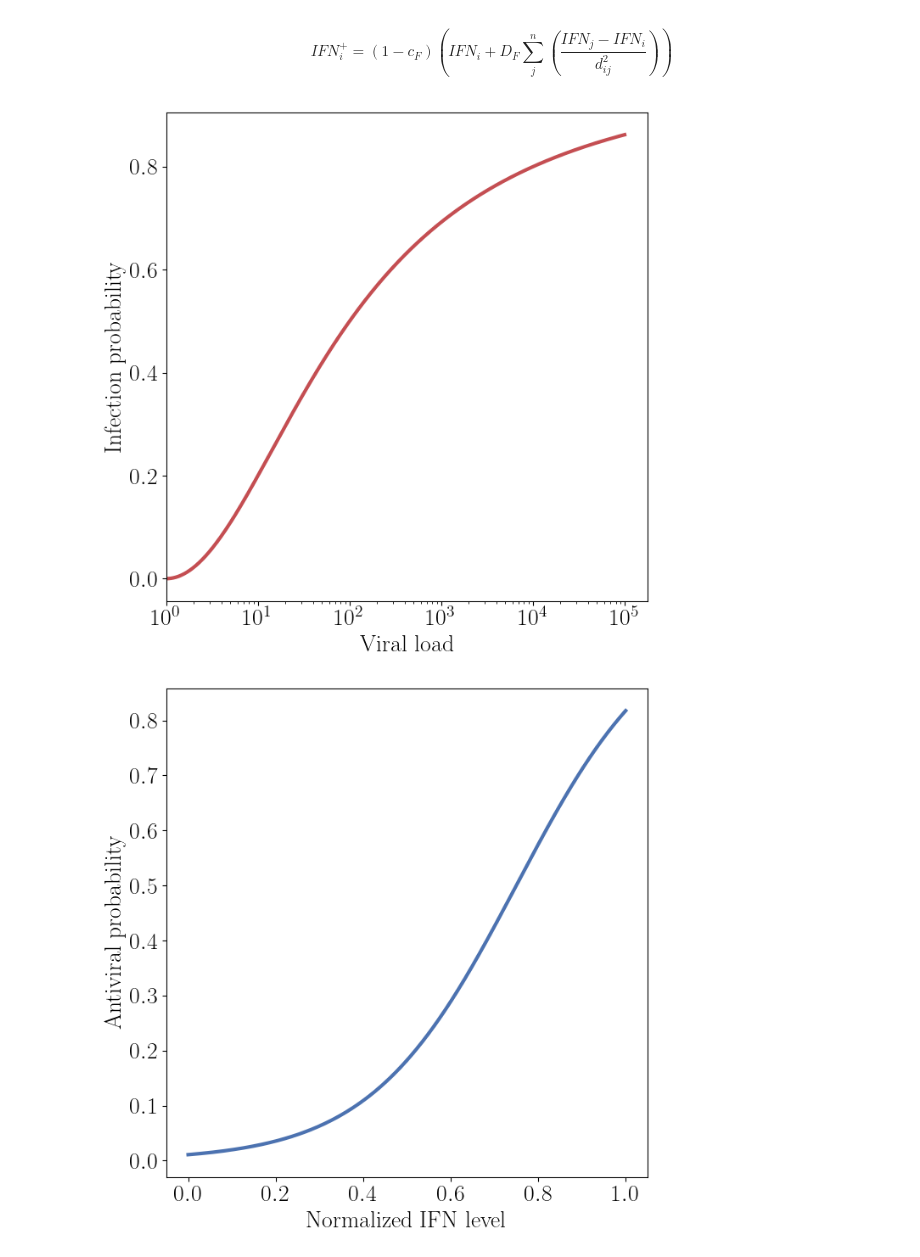
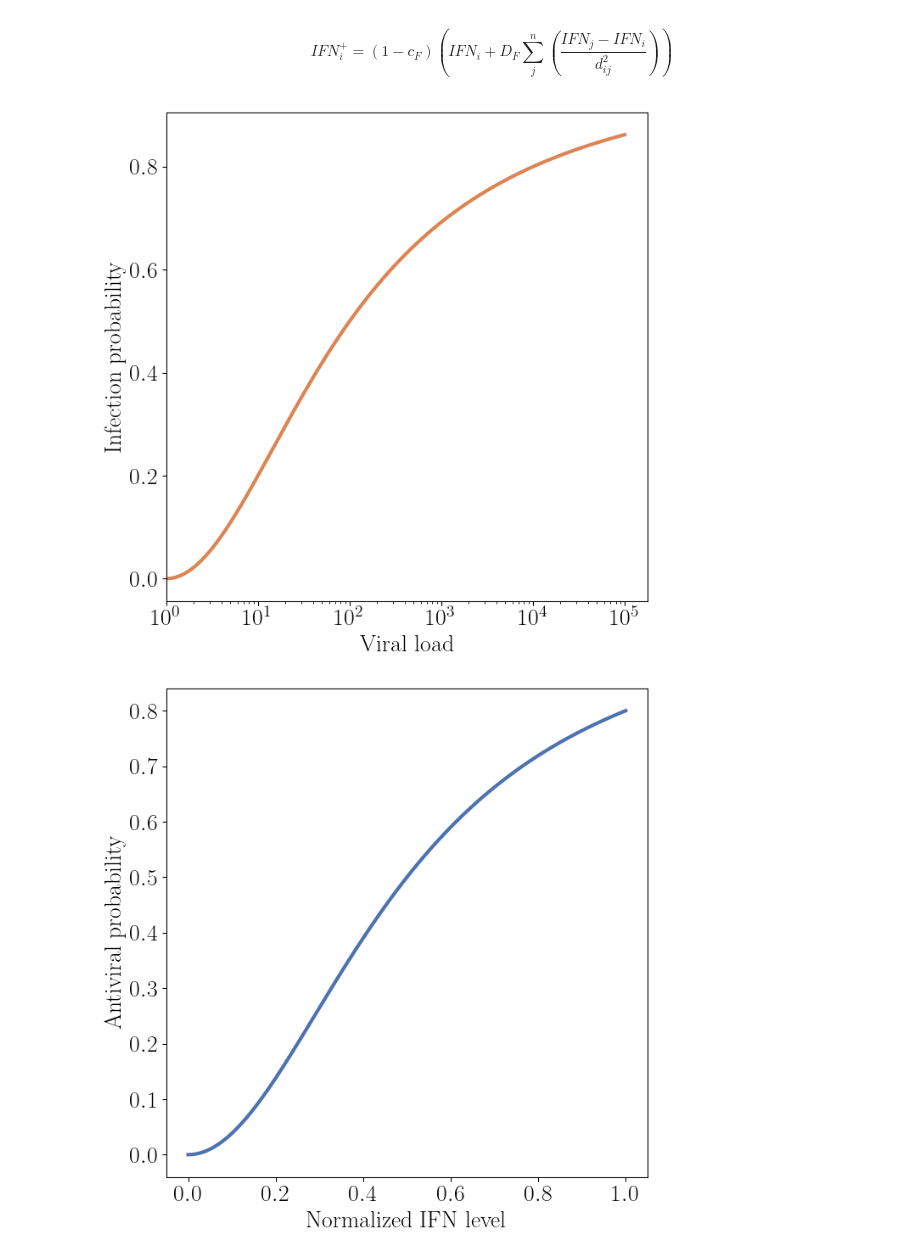
Before and after one commit to rblanco89/TissueFlu, a Jupyter notebook: utilities/tissuePlots.ipynb, the cells around one changed output. Saved outputs shown, nothing was run; the diff lists cells and outputs as text; code cells hidden in the pictures.

```diff
--- a/utilities/tissuePlots.ipynb
+++ b/utilities/tissuePlots.ipynb
@@ -232,9 +227,9 @@ n = 2
 
 x = np.linspace(0, 5, num=1000)
 xx = 10**(x)
-yy = hillFun(x, K, n)
+yyV = hillFun(x, K, n)
 
-axs.plot(xx, yy, lw=3, color=palette[3])
+axs.plot(xx, yyV, lw=3, color=palette[1])
 axs.set_xlabel('Viral load')
 axs.set_ylabel('Infection probability')
 axs.set_xscale('log')
@@ -245,26 +240,26 @@ plt.tight_layout()
 
 plt.show()
 # %% [output]
-[figure, old version]
+[figure, new version]
 # %%
 fig, axs = plt.subplots(figsize=(7,7),facecolor='white')
 
-A_V = 6
-K_V = 0.75
+K = 0.5
+n = 2
 
 x = np.linspace(0, 1, num=1000)
-yy1 = sigFunc(x, A_V, K_V)
+yyF = hillFun(x, K, n)
 
-axs.plot(x, yy1, lw=3, color=palette[0])
+axs.plot(x, yyF, lw=3, color=palette[0])
 axs.set_xlabel('Normalized IFN level')
 axs.set_ylabel('Antiviral probability')
 
 plt.tight_layout()
 # plt.savefig('probFunctionIFN.png')
 
 plt.show()
 # %% [output]
-[figure, old version]
+[figure, new version]
 # %%
 from mpl_toolkits.mplot3d import Axes3D
 
```
Also changed, not shown: parts of 6 cells of this notebook, 6 other files.
